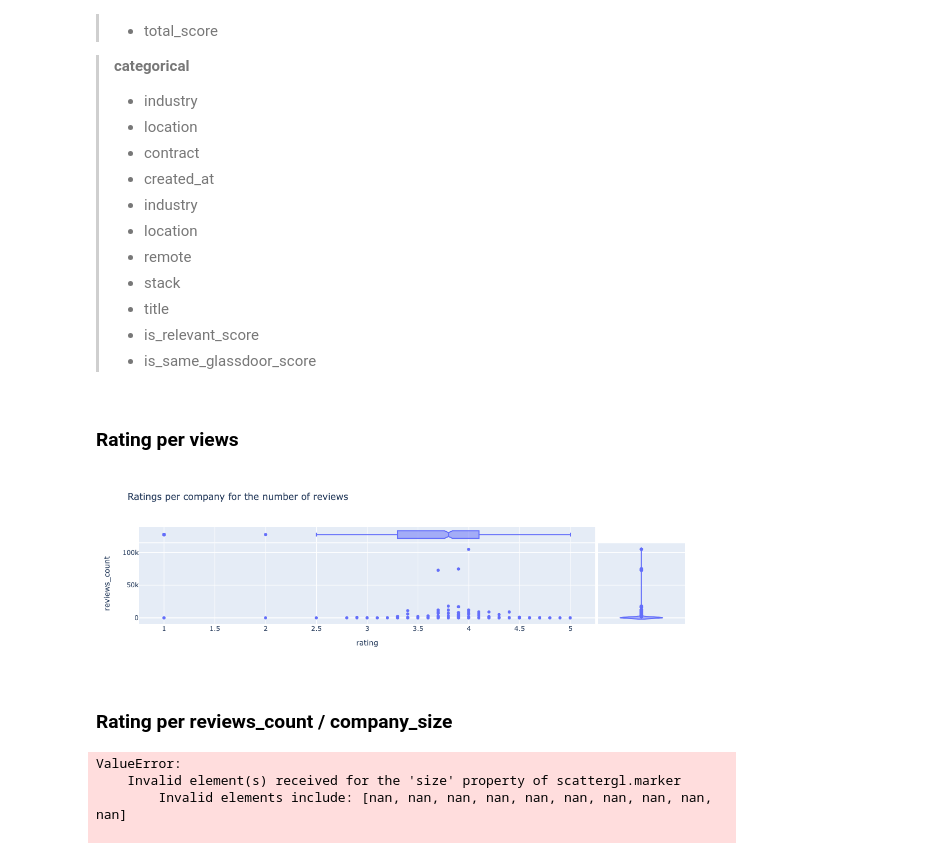
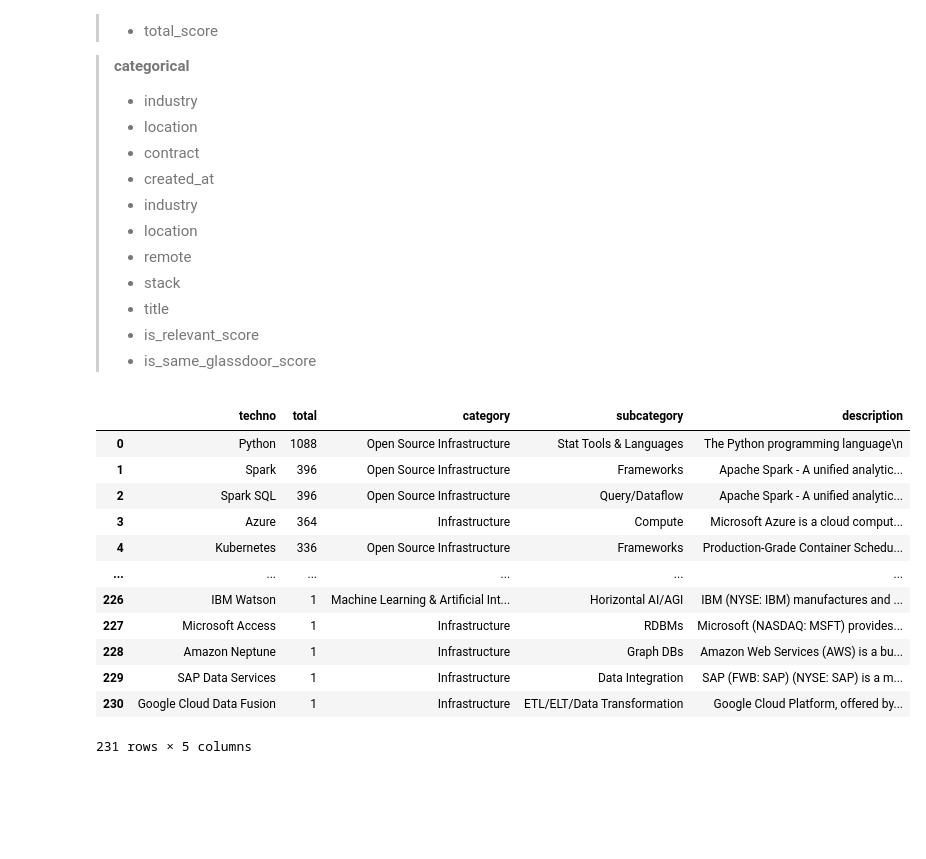
Before and after one commit to FelitaD/dbt-job-market, a Jupyter notebook: transformation/analyses/test_plotly.ipynb, the cells around one changed output. Cells and saved outputs as stored; diff of their text form; code cells hidden in the pictures; blank space fills up the shorter version.

```diff
--- a/transformation/analyses/test_plotly.ipynb
+++ b/transformation/analyses/test_plotly.ipynb
@@ -58,23 +28,21 @@ df.style.apply('
 > - title
 > - is_relevant_score
 > - is_same_glassdoor_score
-# %% [markdown]
-### Rating per views
-# %%
-fig = px.scatter(df, x='rating', y='reviews_count', marginal_y="violin",
-           marginal_x="box", title='Ratings per company for the number of reviews')
-fig.show()
-# %% [output]
-[figure, removed]
-# %% [markdown]
-### Rating per reviews_count / company_size
-# %%
-fig = px.scatter(df[df.company_size.notnull()], x="reviews_count", y="rating", size='company_size',
-                 log_x=True, height=800, template='plotly_dark',
-                 marginal_x="box", marginal_y="box")
-fig.show()
-# %% [output]
-ValueError:
-    Invalid element(s) received for the 'size' property of scattergl.marker
-        Invalid elements include: [nan, nan, nan, nan, nan, nan, nan, nan, nan, nan]
-
+# %%
+df = pd.read_csv('technos_df.csv')
+df = df.drop(['Unnamed: 0'], axis=1)
+df
+# %% [output]
+|  | techno | total | category | subcategory | description |
+| 0 | Python | 1088 | Open Source Infrastructure | Stat Tools & Languages | The Python programming language\n |
+| 1 | Spark | 396 | Open Source Infrastructure | Frameworks | Apache Spark - A unified analytic... |
+| 2 | Spark SQL | 396 | Open Source Infrastructure | Query/Dataflow | Apache Spark - A unified analytic... |
+| 3 | Azure | 364 | Infrastructure | Compute | Microsoft Azure is a cloud comput... |
+| 4 | Kubernetes | 336 | Open Source Infrastructure | Frameworks | Production-Grade Container Schedu... |
+| ... | ... | ... | ... | ... | ... |
+| 226 | IBM Watson | 1 | Machine Learning & Artificial Int... | Horizontal AI/AGI | IBM (NYSE: IBM) manufactures and ... |
+| 227 | Microsoft Access | 1 | Infrastructure | RDBMs | Microsoft (NASDAQ: MSFT) provides... |
+| 228 | Amazon Neptune | 1 | Infrastructure | Graph DBs | Amazon Web Services (AWS) is a bu... |
+| 229 | SAP Data Services | 1 | Infrastructure | Data Integration | SAP (FWB: SAP) (NYSE: SAP) is a m... |
+| 230 | Google Cloud Data Fusion | 1 | Infrastructure | ETL/ELT/Data Transformation | Google Cloud Platform, offered by... |
+231 rows × 5 columns
```
Also changed, not shown: parts of 6 cells of this notebook, 2 other files.
